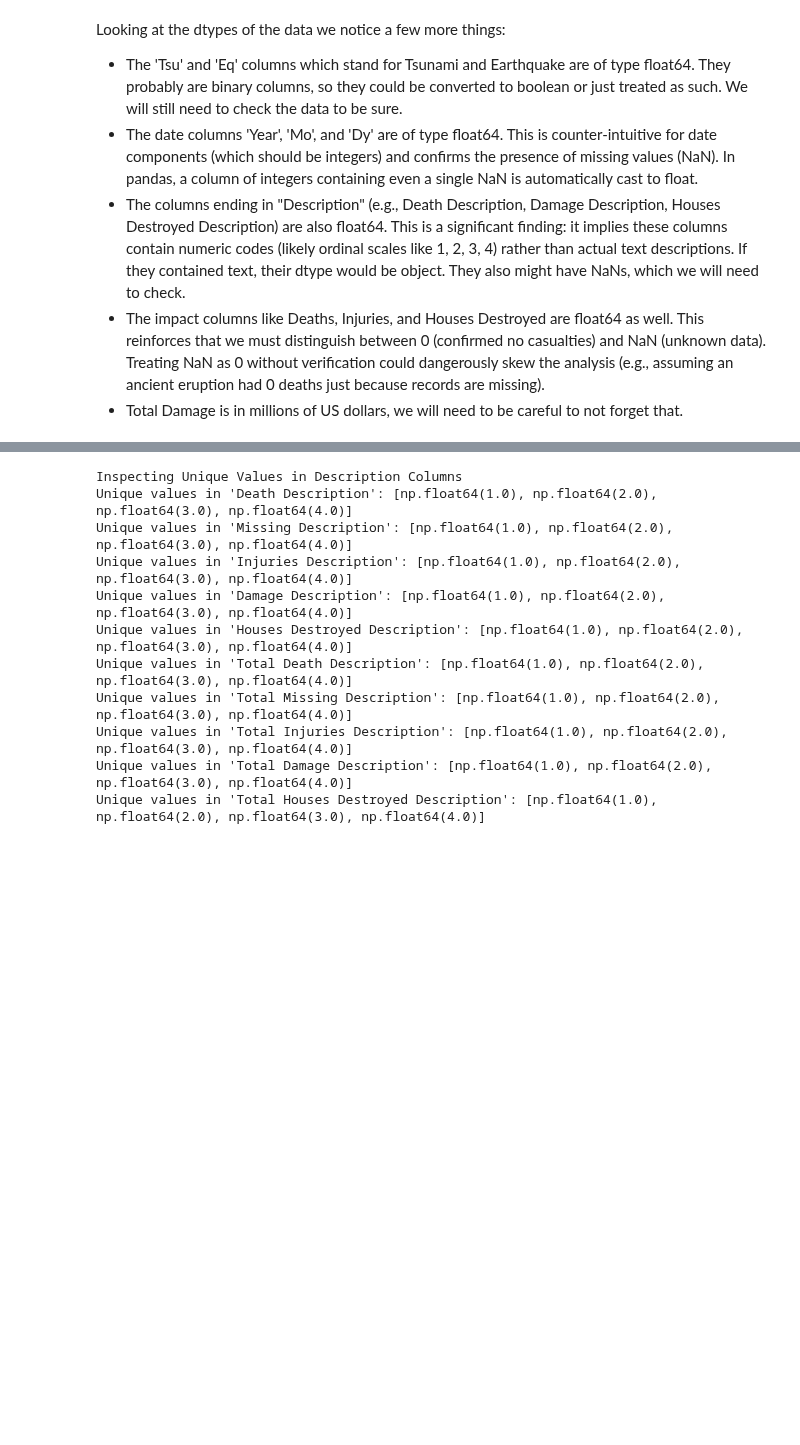
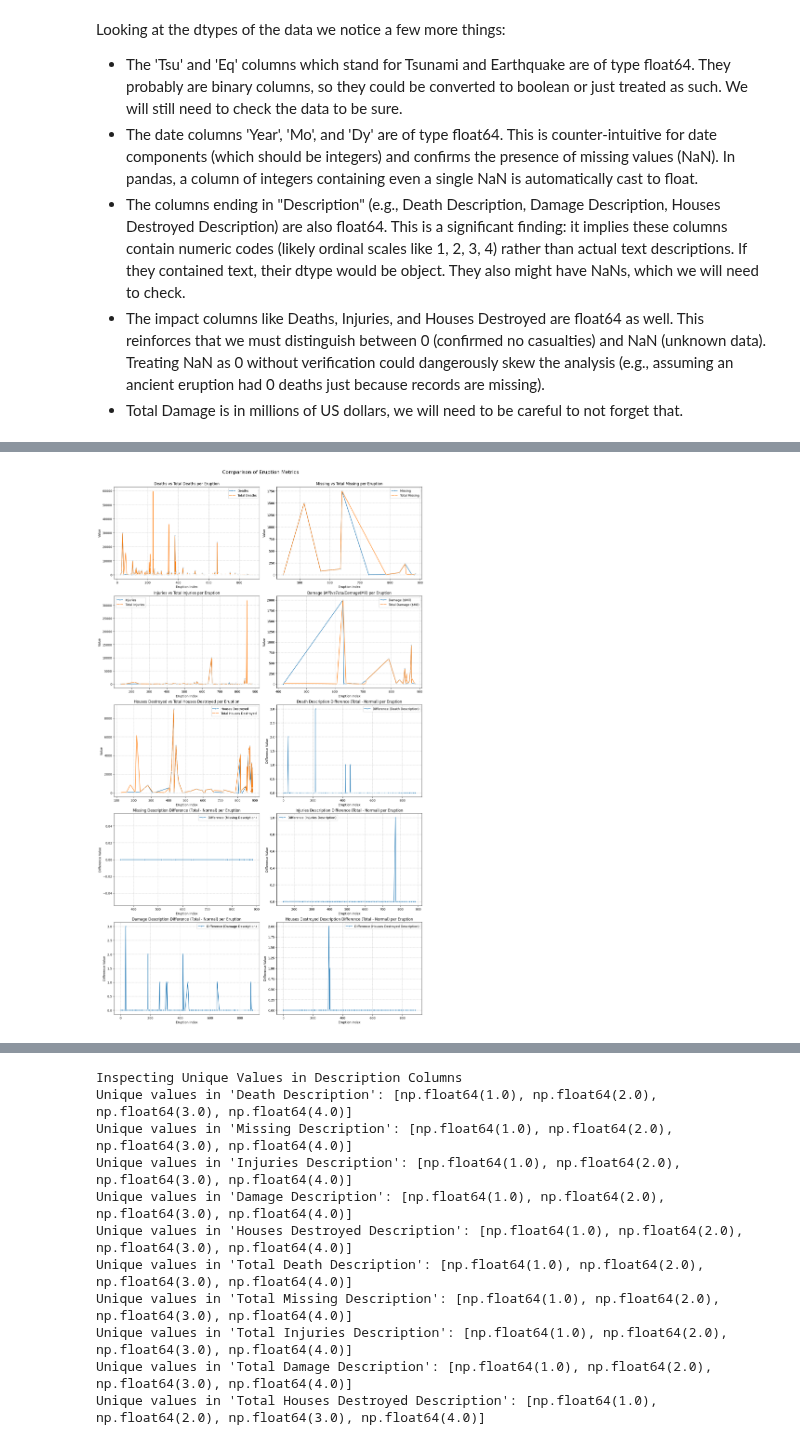
Before and after one commit to 3leopaul/KDD_Process_Volcano_Data_Analysis, a Jupyter notebook: main.ipynb, the cells around one changed output, grey strips where cells are left out. Cells and saved outputs as stored; diff of their text form; code cells hidden in the pictures; blank space fills up the shorter version.

Commit message:
Imputed more values

```diff
--- a/main.ipynb
+++ b/main.ipynb
@@ -301,0 +410,74 @@ Looking at the dtypes of the data we notice a few more things:
+# %%
+def plot_eruption_comparison_curves(df: pd.DataFrame):
+    """
+    Draws curve graphs comparing pairs of related metrics per eruption.
+
+    For certain pairs (e.g., 'Deaths' vs 'Total Deaths'), two lines
+    are plotted on the same subplot against the DataFrame's index (representing eruptions).
+    For 'Description' related pairs, the difference ('Total' - 'Normal') is plotted.
+
+    Args:
+        df (pd.DataFrame): The DataFrame containing eruption data.
+                          It must contain the columns specified in the `comparison_pairs`.
+    """
+    comparison_pairs = [
+        ('Deaths', 'Total Deaths'),
+        ('Missing', 'Total Missing'),
+        ('Injuries', 'Total Injuries'),
+        ('Damage ($Mil)', 'Total Damage ($Mil)'),
+        ('Houses Destroyed', 'Total Houses Destroyed'),
+        ('Death Description', 'Total Death Description'),
+        ('Missing Description', 'Total Missing Description'),
+        ('Injuries Description', 'Total Injuries Description'),
+        ('Damage Description', 'Total Damage Description'),
+        ('Houses Destroyed Description', 'Total Houses Destroyed Description')
+    ]
+
+    # Determine the number of subplots needed
+    num_pairs = len(comparison_pairs)
+    # Arrange subplots in a grid, e.g., 2 columns
+    n_cols = 2
+    n_rows = (num_pairs + n_cols - 1) // n_cols
+
+    fig, axes = plt.subplots(n_rows, n_cols, figsize=(15, 5 * n_rows), layout='constrained')
+    axes = axes.flatten() # Flatten in case of single row/column or to easily iterate
+
+    for i, (col1, col2) in enumerate(comparison_pairs):
+        ax = axes[i]
+
+        # Ensure columns exist before plotting
+        if col1 in df.columns and col2 in df.columns:
+            if "Description" in col1 and "Description" in col2:
+                # For Description columns, plot the difference (Total - Normal)
+                diff_label = f'Difference ({col2.replace("Total ", "")})'
+                sns.lineplot(data=df, x=df.index, y=df[col2] - df[col1], label=diff_label, ax=ax, marker='o', markersize=4)
+                ax.set_title(f'{col2.replace("Total ", "")} Difference (Total - Normal) per Eruption')
+                ax.set_ylabel('Difference Value')
+            else:
+                # For other columns, plot both values
+                sns.lineplot(data=df, x=df.index, y=col1, label=col1, ax=ax, marker='o', markersize=4)
+                sns.lineplot(data=df, x=df.index, y=col2, label=col2, ax=ax, marker='x', markersize=4)
+                ax.set_title(f'{col1} vs {col2} per Eruption')
+                ax.set_ylabel('Value')
+
+            ax.set_xlabel('Eruption Index')
+            ax.legend()
+            ax.grid(True, linestyle='--', alpha=0.7)
+        else:
+            ax.set_title(f'Data Missing for {col1} or {col2}')
+            ax.text(0.5, 0.5, 'Columns not found in DataFrame',
+                    horizontalalignment='center', verticalalignment='center',
+                    transform=ax.transAxes, fontsize=12, color='red')
+            ax.set_xticks([])
+            ax.set_yticks([])
+
+    # Hide any unused subplots
+    for j in range(i + 1, len(axes)):
+        fig.delaxes(axes[j])
+
+    plt.suptitle('Comparison of Eruption Metrics', fontsize=16, y=1.02)
+    plt.show()
+
+plot_eruption_comparison_curves(df_agent_divided)
+# %% [output]
+[figure, added]
```
Also changed, not shown: parts of 25 cells of this notebook.
